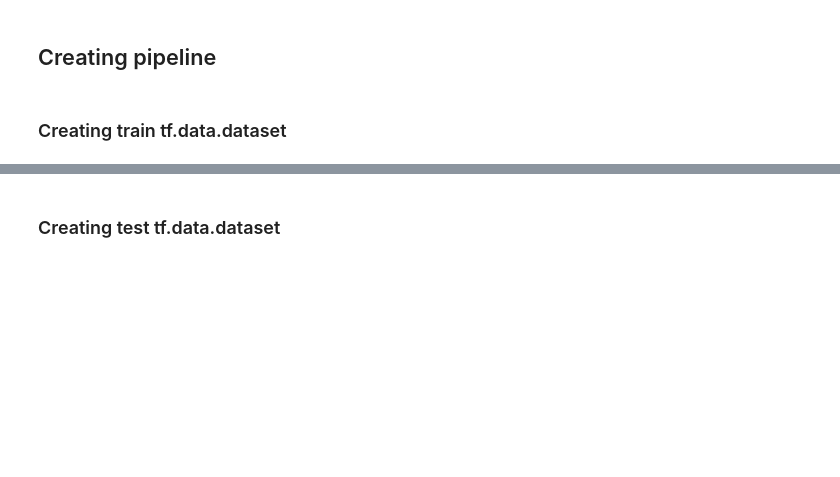
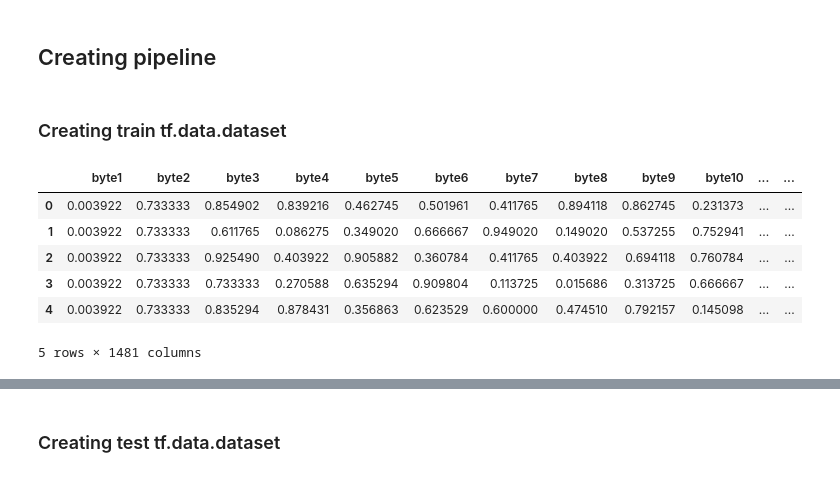
Before and after one commit to Chiratidzo/EncrypytedTrafficClassifier, a Jupyter notebook: models/MLP/MLP_Baseline.ipynb, the cells around one changed output, grey strips where cells are left out. Saved outputs shown, nothing was run; the diff lists cells and outputs as text; code cells hidden in the pictures; blank space fills up the shorter version.

```diff
--- a/models/MLP/MLP_Baseline.ipynb
+++ b/models/MLP/MLP_Baseline.ipynb
@@ -21,0 +29,12 @@ train_df['label'] = train_df.label.astype('category').cat.codes
+# %%
+train_df = train_df / 255.0
+# %%
+train_df.head()
+# %% [output]
+|  | byte1 | byte2 | byte3 | byte4 | byte5 | byte6 | byte7 | byte8 | byte9 | byte10 | ... | ... |
+| 0 | 0.003922 | 0.733333 | 0.854902 | 0.839216 | 0.462745 | 0.501961 | 0.411765 | 0.894118 | 0.862745 | 0.231373 | ... | ... |
+| 1 | 0.003922 | 0.733333 | 0.611765 | 0.086275 | 0.349020 | 0.666667 | 0.949020 | 0.149020 | 0.537255 | 0.752941 | ... | ... |
+| 2 | 0.003922 | 0.733333 | 0.925490 | 0.403922 | 0.905882 | 0.360784 | 0.411765 | 0.403922 | 0.694118 | 0.760784 | ... | ... |
+| 3 | 0.003922 | 0.733333 | 0.733333 | 0.270588 | 0.635294 | 0.909804 | 0.113725 | 0.015686 | 0.313725 | 0.666667 | ... | ... |
+| 4 | 0.003922 | 0.733333 | 0.835294 | 0.878431 | 0.356863 | 0.623529 | 0.600000 | 0.474510 | 0.792157 | 0.145098 | ... | ... |
+5 rows × 1481 columns
```
Also changed, not shown: parts of 28 cells of this notebook, 1 other file.
